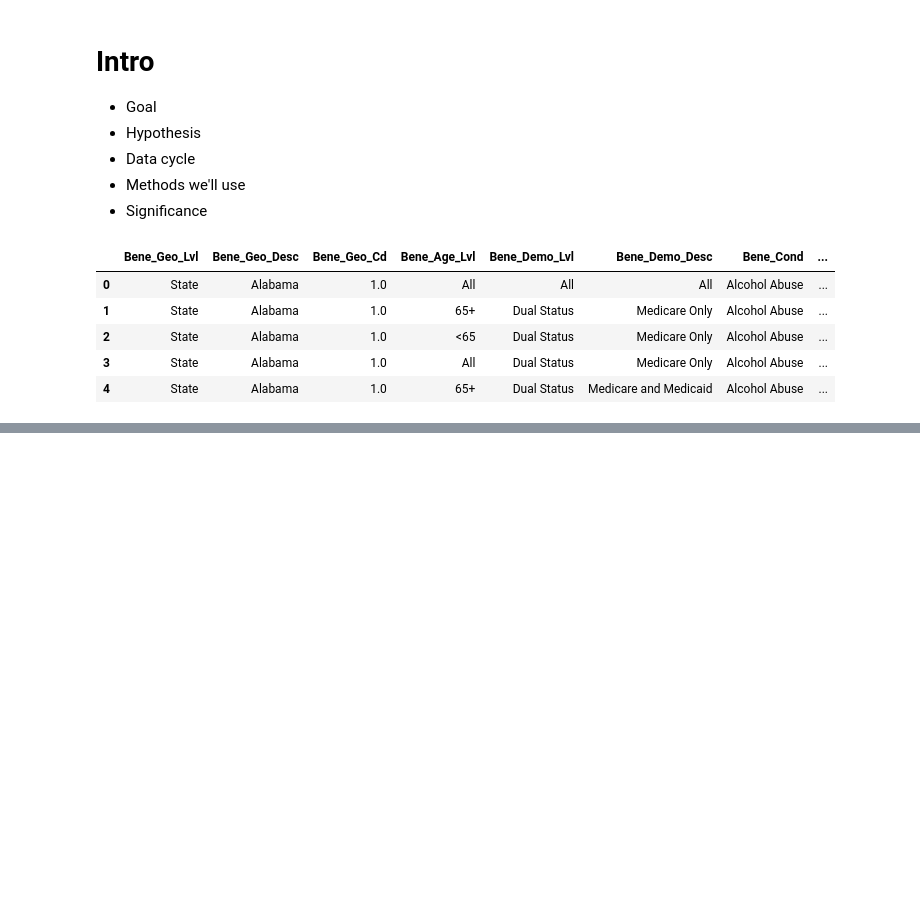
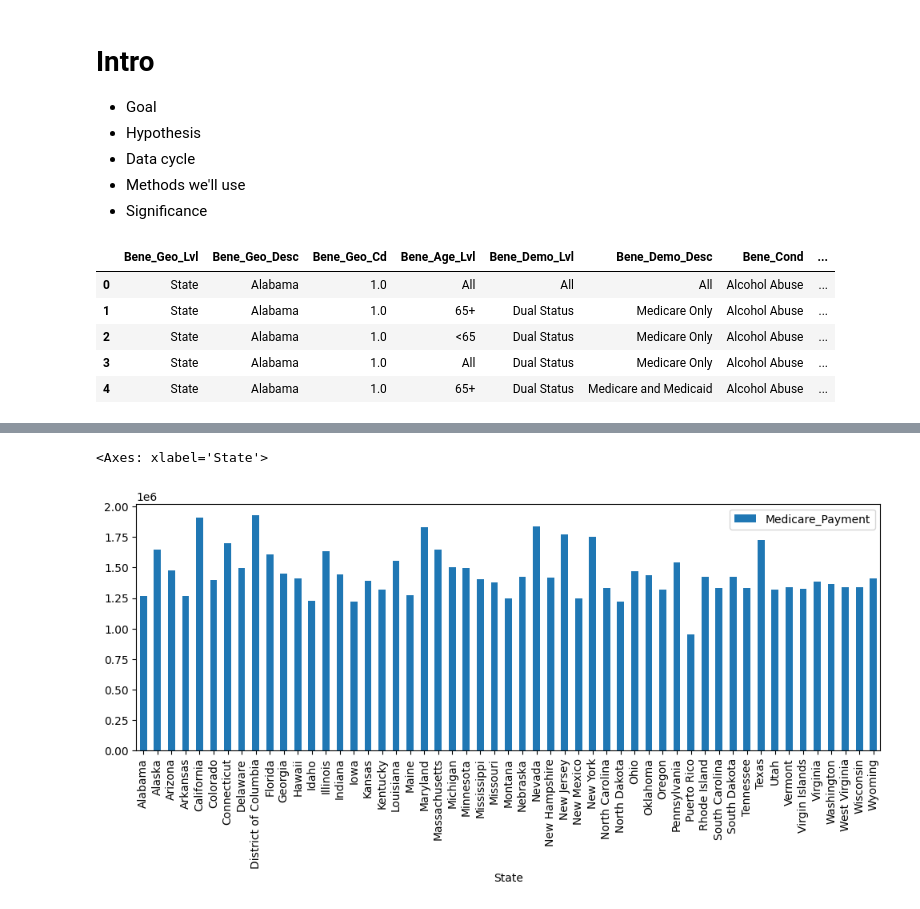
Before and after one commit to wrenp03/chronicillnesspredictor, a Jupyter notebook: main.ipynb, the cells around one changed output, grey strips where cells are left out. Cells and saved outputs as stored; diff of their text form; code cells hidden in the pictures; blank space fills up the shorter version.

Commit message:
Added bar graphs

```diff
--- a/main.ipynb
+++ b/main.ipynb
@@ -69,0 +60,10 @@ df.head()
+# %%
+# Bar graph of state vs per capita spending
+
+df1 = df[["State", "Medicare_Payment"]]
+
+df1 = df1.dropna(subset=['Medicare_Payment'])
+
+df1 = df1.groupby(['State']).sum()
+
+df1
@@ -69,0 +89,5 @@ df.head()
+# %%
+df1.plot.bar(figsize=(12, 4))
+# %% [output]
+<Axes: xlabel='State'>
+[figure, added]
```
Also changed, not shown: parts of 7 cells of this notebook.
